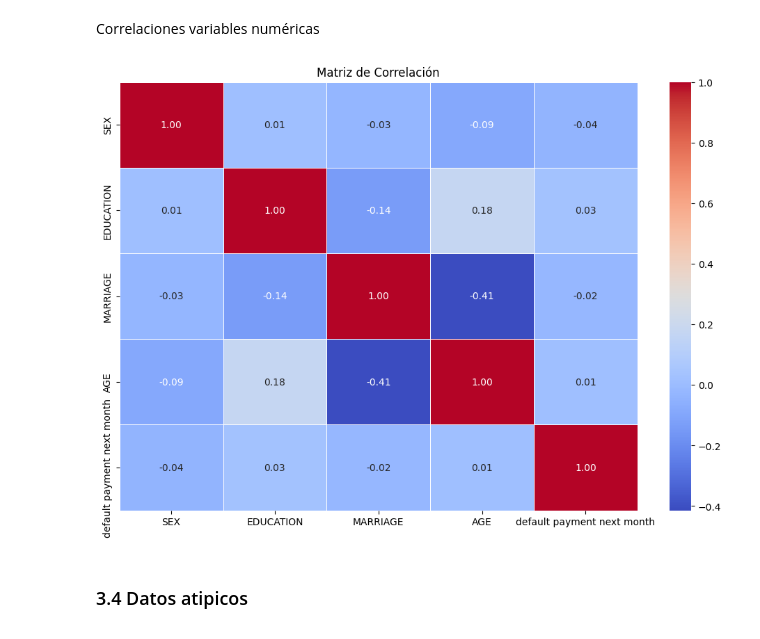
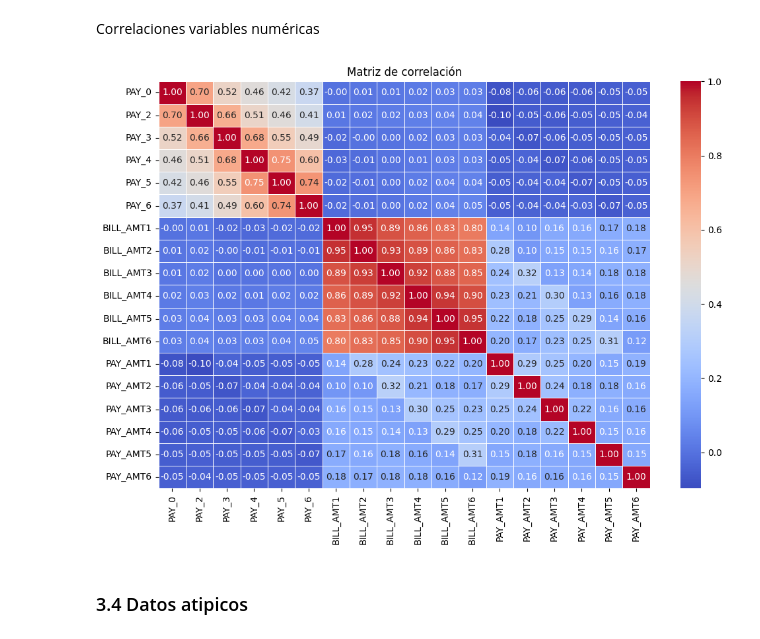
Before and after one commit to vcalderonmol/Proyecto2, a Jupyter notebook: Tarea 3.ipynb, the cells around one changed output. Drawn from its saved outputs; the diff is of its cells as text; code cells hidden in the pictures.

Commit message:
Tarea 3 mapa correlación
FALTABA

```diff
--- a/Tarea 3.ipynb
+++ b/Tarea 3.ipynb
@@ -609,16 +609,24 @@ plt.show()
 Correlaciones variables numéricas
 # %%
 
+# Seleccionar las columnas específicas
+selected_columns = ['PAY_0', 'PAY_2', 'PAY_3', 'PAY_4', 'PAY_5', 'PAY_6',
+                    'BILL_AMT1', 'BILL_AMT2', 'BILL_AMT3', 'BILL_AMT4', 'BILL_AMT5', 'BILL_AMT6',
+                    'PAY_AMT1', 'PAY_AMT2', 'PAY_AMT3', 'PAY_AMT4', 'PAY_AMT5', 'PAY_AMT6']
+
+# Crear un nuevo DataFrame con las columnas seleccionadas
+selected_data = data_df[selected_columns]
+
 # Calcular la matriz de correlación
-correlation_matrix = data_df[relevant_columns].corr()
+correlation_matrix = selected_data.corr()
 
-# Crear un mapa de calor
+# Visualizar la matriz de correlación utilizando seaborn
 plt.figure(figsize=(12, 8))
-sns.heatmap(correlation_matrix, annot=True, cmap='coolwarm', fmt=".2f", linewidths=0.5)
-plt.title('Matriz de Correlación')
+sns.heatmap(correlation_matrix, annot=True, cmap='coolwarm', fmt=".2f", linewidths=.5)
+plt.title('Matriz de correlación')
 plt.show()
 # %% [output]
-[figure, old version]
+[figure, new version]
 # %% [markdown]
 ### 3.4 Datos atipicos
 # %% [markdown]
```
